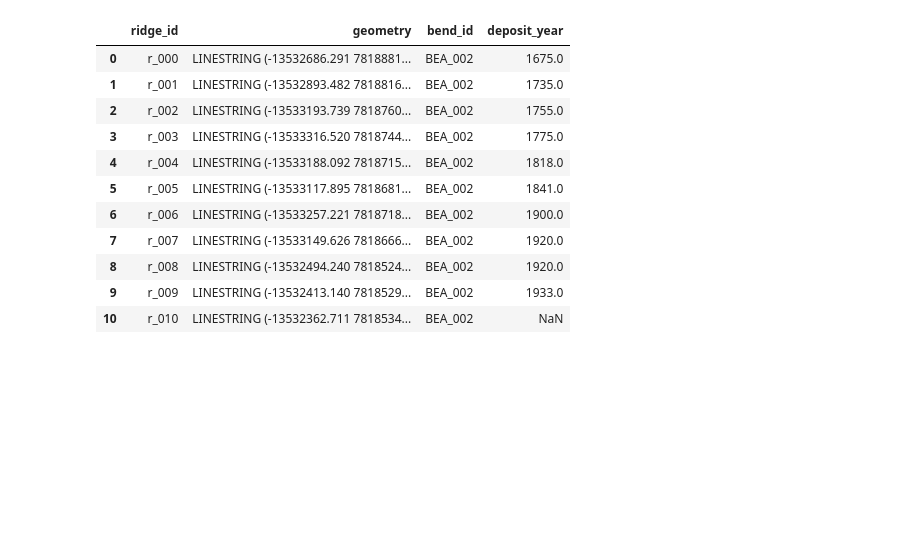
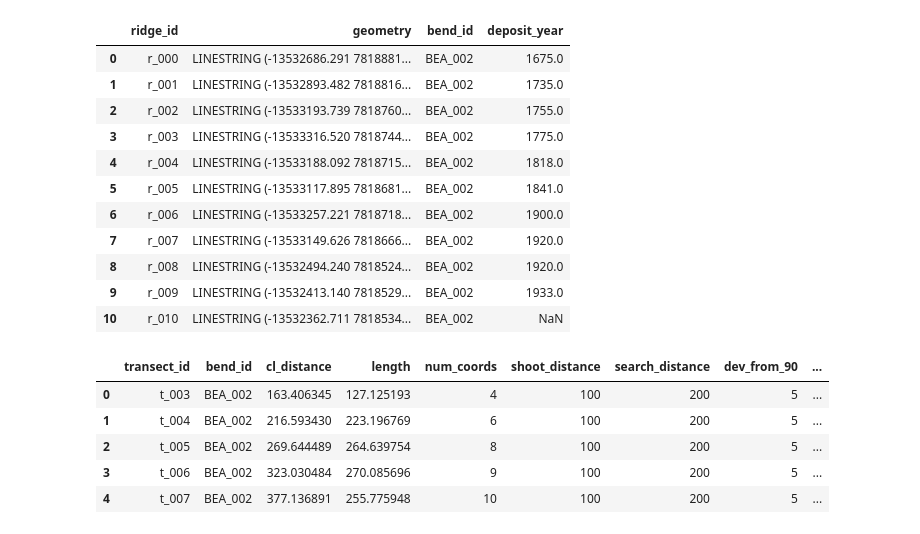
Before and after one commit to tamu-edu/scrollstats, a Jupyter notebook: RidgeMetricDevelopment.ipynb, the cells around one changed output. Saved outputs shown, nothing was run; the diff lists cells and outputs as text; code cells hidden in the pictures; blank space fills up the shorter version.

```diff
--- a/RidgeMetricDevelopment.ipynb
+++ b/RidgeMetricDevelopment.ipynb
@@ -292,3 +246,13 @@ ridges
 | 8 | r_008 | LINESTRING (-13532494.240 7818524... | BEA_002 | 1920.0 |
 | 9 | r_009 | LINESTRING (-13532413.140 7818529... | BEA_002 | 1933.0 |
 | 10 | r_010 | LINESTRING (-13532362.711 7818534... | BEA_002 | NaN |
+# %%
+rich_transects, itx = calculate_ridge_metrics(transects, in_ridges=ridges)
+rich_transects.head()
+# %% [output]
+|  | transect_id | bend_id | cl_distance | length | num_coords | shoot_distance | search_distance | dev_from_90 | ... |
+| 0 | t_003 | BEA_002 | 163.406345 | 127.125193 | 4 | 100 | 200 | 5 | ... |
+| 1 | t_004 | BEA_002 | 216.593430 | 223.196769 | 6 | 100 | 200 | 5 | ... |
+| 2 | t_005 | BEA_002 | 269.644489 | 264.639754 | 8 | 100 | 200 | 5 | ... |
+| 3 | t_006 | BEA_002 | 323.030484 | 270.085696 | 9 | 100 | 200 | 5 | ... |
+| 4 | t_007 | BEA_002 | 377.136891 | 255.775948 | 10 | 100 | 200 | 5 | ... |
```
Also changed, not shown: parts of 5 cells of this notebook.
